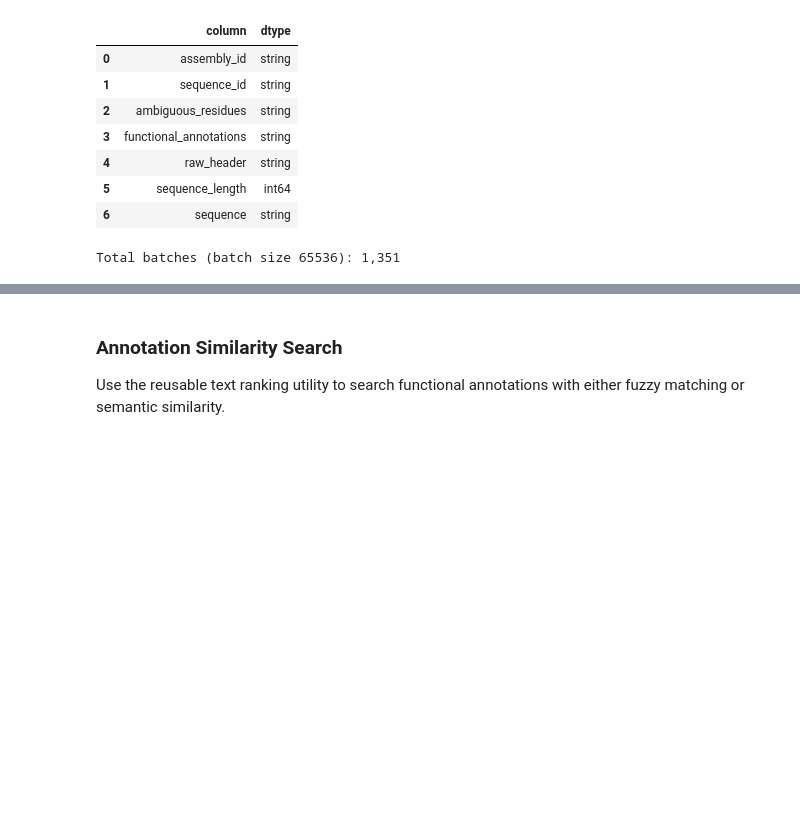
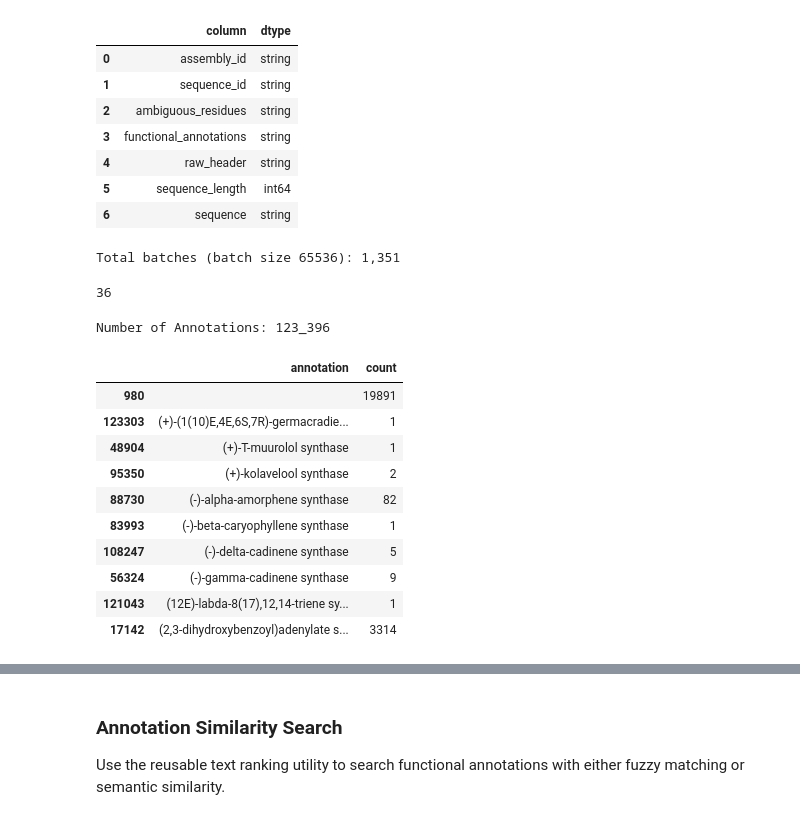
Before and after one commit to jayanta-banik/DNA-BERT, a Jupyter notebook: scripts/python/Tokenization.ipynb, the cells around one changed output, grey strips where cells are left out. Saved outputs shown, nothing was run; the diff lists cells and outputs as text; code cells hidden in the pictures; blank space fills up the shorter version.

```diff
--- a/scripts/python/Tokenization.ipynb
+++ b/scripts/python/Tokenization.ipynb
@@ -109,22 +124,37 @@ print(f"Total batches (batch size {PARSE_BATCH_SIZE}): {TOTAL_BATCHES:,}")
 # %% [output]
 Total batches (batch size 65536): 1,351
 # %%
-# # find all unique functional_annotations and count their occurrences
-# annotation_counts = Counter()
+# find all unique functional_annotations and count their occurrences
+annotation_counts = Counter()
 
-# for batch in iter_dataset(protein_dataset, batch_size=PARSE_BATCH_SIZE, desc="Counting annotations"):
-#     df_batch = batch.to_pandas()
-#     annotation_counts.update(df_batch["functional_annotations"].explode())
+for batch in iter_dataset(protein_dataset, batch_size=PARSE_BATCH_SIZE, desc="Counting annotations"):
+    df_batch = batch.to_pandas()
+    annotation_counts.update(df_batch["functional_annotations"].explode())
 
-# annotation_counts_df = pd.DataFrame(annotation_counts.items(), columns=["annotation", "count"]).sort_values(by="count", ascending=False)
-# del annotation_counts
-# del df_batch
-# del batch
-# gc.collect()
+annotation_counts_df = pd.DataFrame(annotation_counts.items(), columns=["annotation", "count"]).sort_values(by="count", ascending=False)
+del annotation_counts
+del df_batch
+del batch
+gc.collect()
+# %% [output]
+36
 # %%
-# if SAVE_ARTIFACTS:
-#     annotation_counts_df.to_csv(ARTIFACT_OUTPUT_DIR / "annotation_counts.csv", index=False)
+if SAVE_ARTIFACTS:
+    annotation_counts_df.to_csv(ARTIFACT_OUTPUT_DIR / "annotation_counts.csv", index=False)
 
-# print(f"Number of Annotations: {annotation_counts_df.shape[0]:_}")
-# display(annotation_counts_df.sort_values(by="annotation", ascending=True).head(10))
+print(f"Number of Annotations: {annotation_counts_df.shape[0]:_}")
+display(annotation_counts_df.sort_values(by="annotation", ascending=True).head(10))
+# %% [output]
+Number of Annotations: 123_396
+|  | annotation | count |
+| 980 |  | 19891 |
+| 123303 | (+)-(1(10)E,4E,6S,7R)-germacradie... | 1 |
+| 48904 | (+)-T-muurolol synthase | 1 |
+| 95350 | (+)-kolavelool synthase | 2 |
+| 88730 | (-)-alpha-amorphene synthase | 82 |
+| 83993 | (-)-beta-caryophyllene synthase | 1 |
+| 108247 | (-)-delta-cadinene synthase | 5 |
+| 56324 | (-)-gamma-cadinene synthase | 9 |
+| 121043 | (12E)-labda-8(17),12,14-triene sy... | 1 |
+| 17142 | (2,3-dihydroxybenzoyl)adenylate s... | 3314 |
 # %%
```
Also changed, not shown: parts of 16 cells of this notebook, 5 other files.
